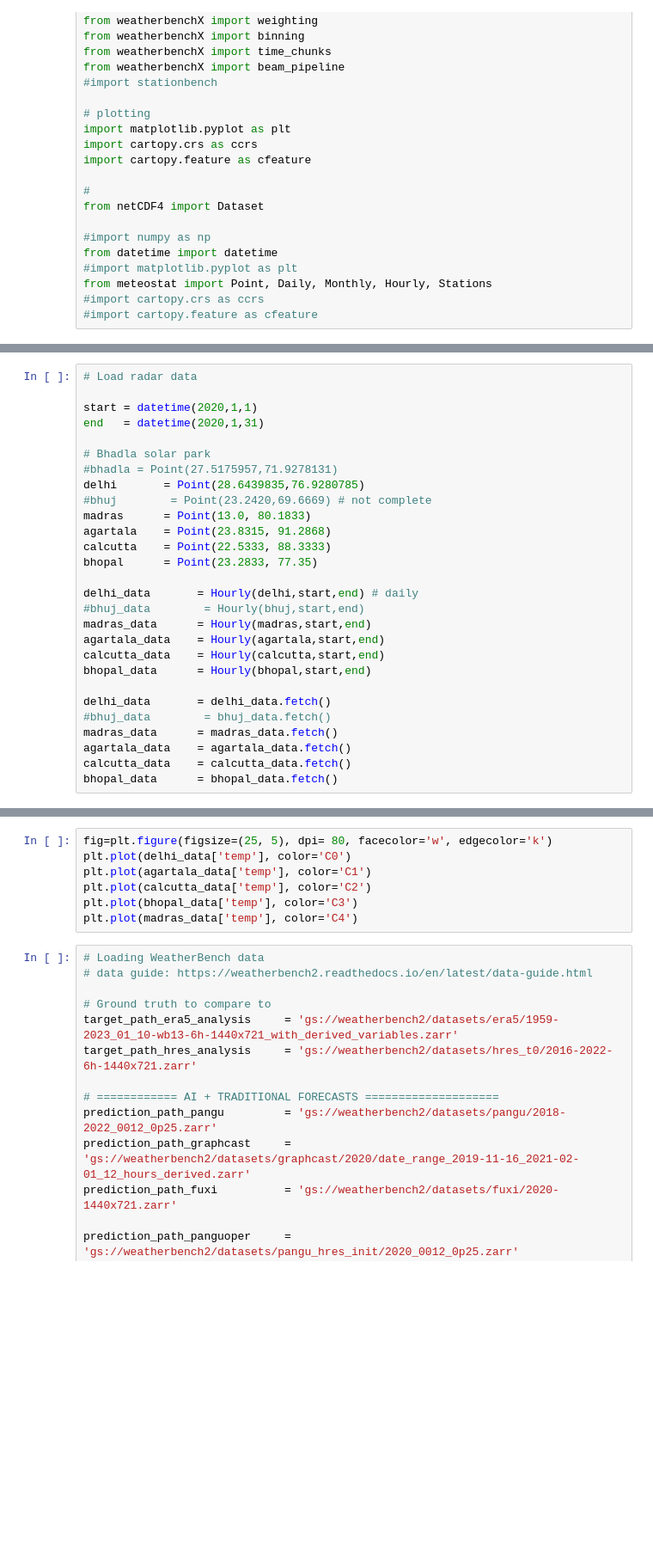
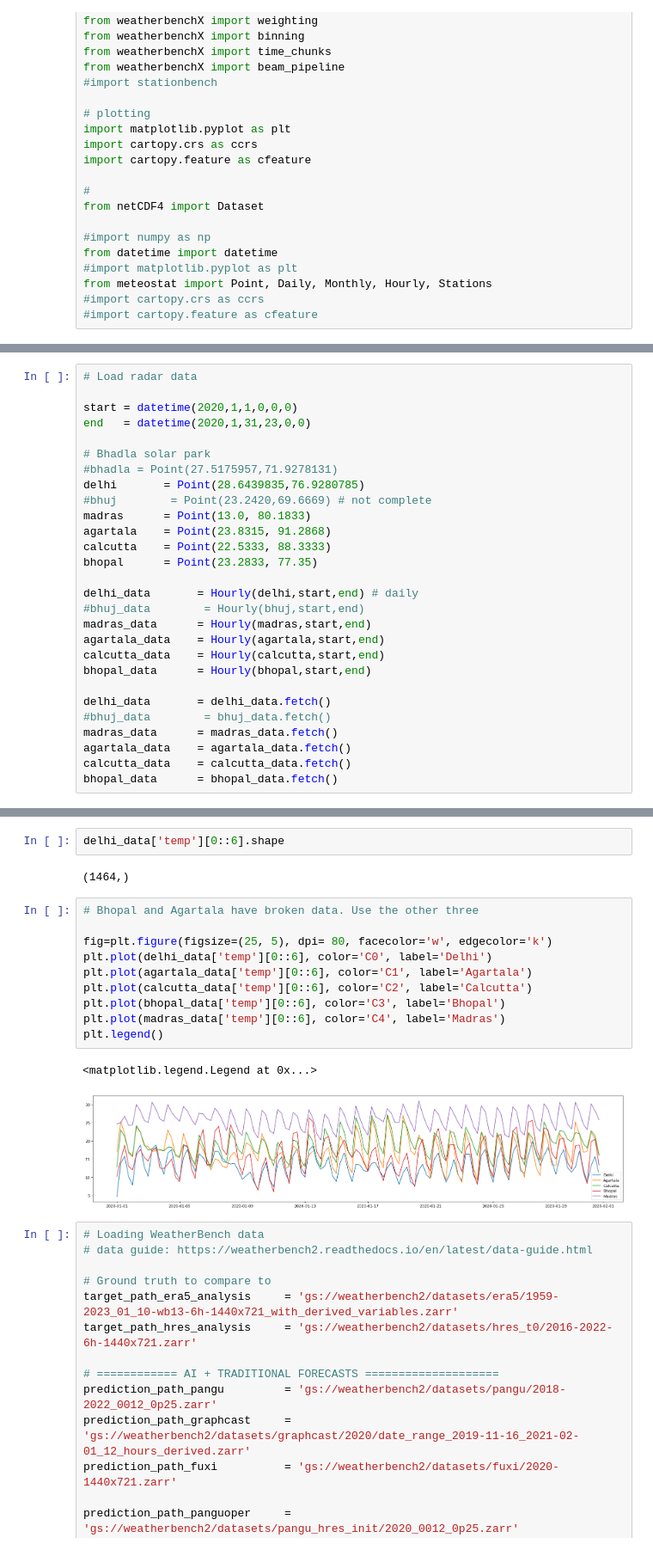
Before and after one commit to amangupta2/ai_weather, a Jupyter notebook: Comparing_WeatherBench_with_Meteostat_radars.ipynb, the cells around one changed output, grey strips where cells are left out. Shown at 86% size. Cells and saved outputs as stored; diff of their text form; blank space fills up the shorter version.

```diff
--- a/Comparing_WeatherBench_with_Meteostat_radars.ipynb
+++ b/Comparing_WeatherBench_with_Meteostat_radars.ipynb
@@ -68,8 +101,8 @@ lsm = nc.variables['lsm'][0,:,:]
 # %%
 # Load radar data
 
-start = datetime(2020,1,1)
-end   = datetime(2020,1,31)
+start = datetime(2020,1,1,0,0,0)
+end   = datetime(2020,1,31,23,0,0)
 
 # Bhadla solar park
 #bhadla = Point(27.5175957,71.9278131)
@@ -96,10 +135,20 @@ bhopal_data      = bhopal_data.fetch()
+# %%
+delhi_data['temp'][0::6].shape
+# %% [output]
+(1464,)
 # %%
+# Bhopal and Agartala have broken data. Use the other three
+
 fig=plt.figure(figsize=(25, 5), dpi= 80, facecolor='w', edgecolor='k')
-plt.plot(delhi_data['temp'], color='C0')
-plt.plot(agartala_data['temp'], color='C1')
-plt.plot(calcutta_data['temp'], color='C2')
-plt.plot(bhopal_data['temp'], color='C3')
-plt.plot(madras_data['temp'], color='C4')
+plt.plot(delhi_data['temp'][0::6], color='C0', label='Delhi')
+plt.plot(agartala_data['temp'][0::6], color='C1', label='Agartala')
+plt.plot(calcutta_data['temp'][0::6], color='C2', label='Calcutta')
+plt.plot(bhopal_data['temp'][0::6], color='C3', label='Bhopal')
+plt.plot(madras_data['temp'][0::6], color='C4', label='Madras')
+plt.legend()
+# %% [output]
+<matplotlib.legend.Legend at 0x...>
+[figure, added]
 # %%
 # Loading WeatherBench data
 # data guide: https://weatherbench2.readthedocs.io/en/latest/data-guide.html
```
Also changed, not shown: parts of 13 cells of this notebook.
